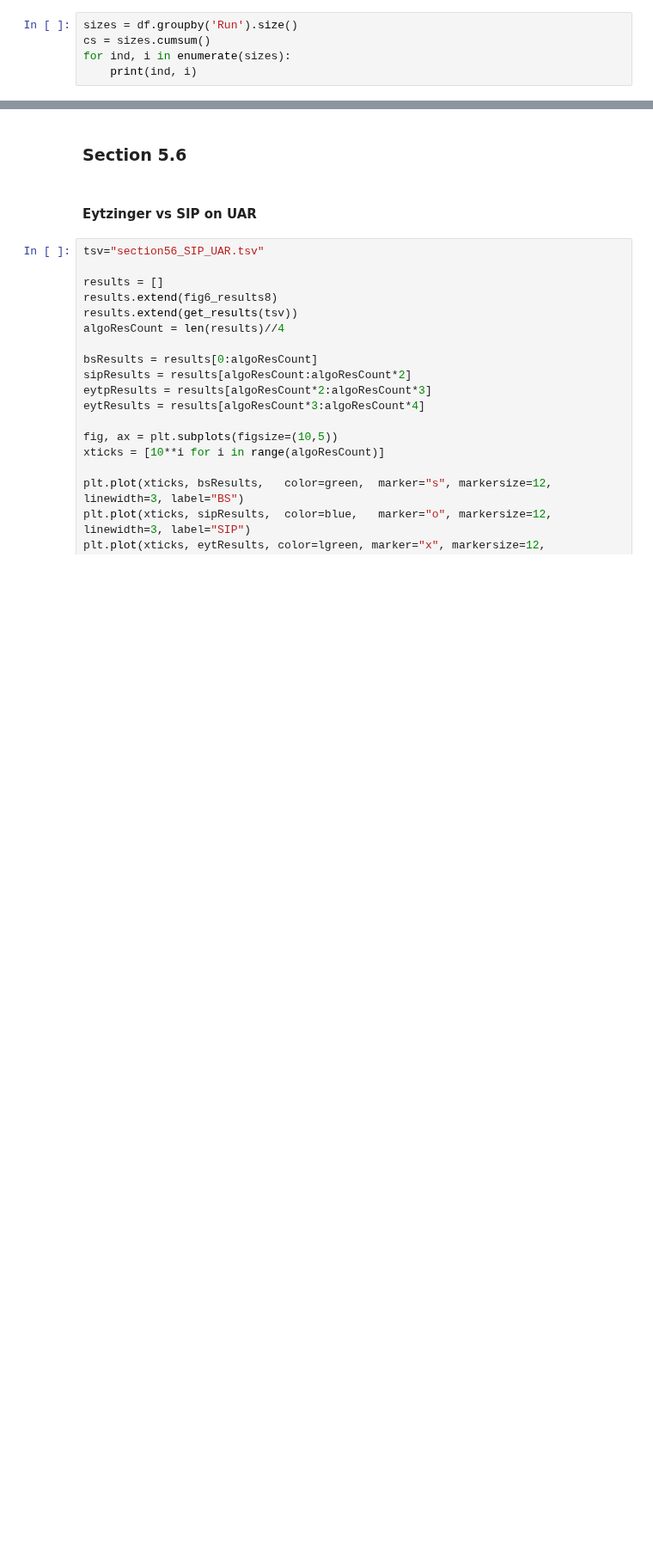
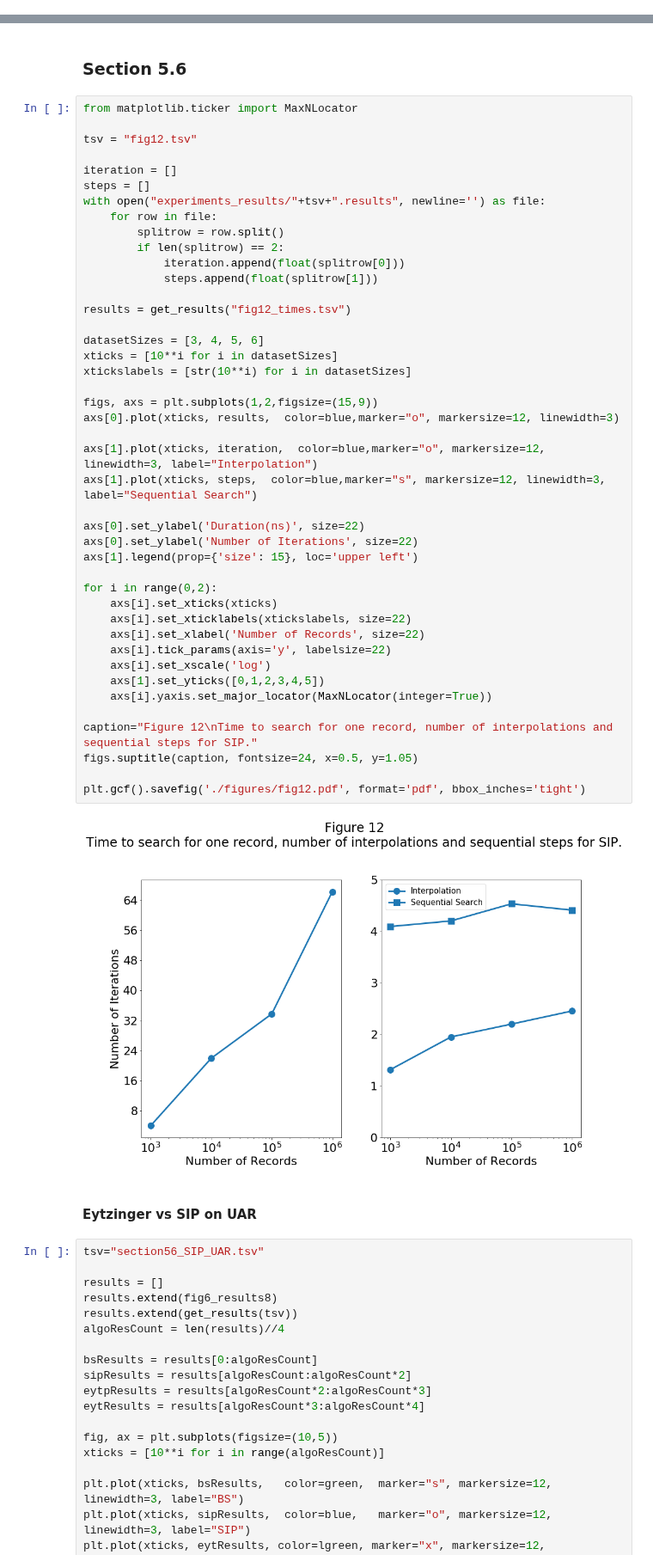
Before and after one commit to UWHustle/Efficiently-Searching-In-Memory-Sorted-Arrays, a Jupyter notebook: reproduce_experiments/CreateFigures.ipynb, the cells around one changed output, grey strips where cells are left out. Shown at 86% size. Drawn from its saved outputs; the diff is of its cells as text; blank space fills up the shorter version.

```diff
--- a/reproduce_experiments/CreateFigures.ipynb
+++ b/reproduce_experiments/CreateFigures.ipynb
@@ -30,5 +0,0 @@ df
-# %%
-sizes = df.groupby('Run').size()
-cs = sizes.cumsum()
-for ind, i in enumerate(sizes):
-    print(ind, i)
@@ -637,5 +603,50 @@ plt.gcf().savefig('./figures/fig11.pdf', format='pdf', bbox_inches='tight')
 # %% [markdown]
 ### Section 5.6
+# %%
+from matplotlib.ticker import MaxNLocator
+
+tsv = "fig12.tsv"
+
+iteration = []
+steps = []
+with open("experiments_results/"+tsv+".results", newline='') as file:
+    for row in file:
+        splitrow = row.split()
+        if len(splitrow) == 2:
+            iteration.append(float(splitrow[0]))
+            steps.append(float(splitrow[1]))
+
+results = get_results("fig12_times.tsv")
+
+datasetSizes = [3, 4, 5, 6]
+xticks = [10**i for i in datasetSizes]
+xtickslabels = [str(10**i) for i in datasetSizes]
+
+figs, axs = plt.subplots(1,2,figsize=(15,9))
+axs[0].plot(xticks, results,  color=blue,marker="o", markersize=12, linewidth=3)
+
+axs[1].plot(xticks, iteration,  color=blue,marker="o", markersize=12, linewidth=3, label="Interpolation")
+axs[1].plot(xticks, steps,  color=blue,marker="s", markersize=12, linewidth=3, label="Sequential Search")
+
+axs[0].set_ylabel('Duration(ns)', size=22)
+axs[0].set_ylabel('Number of Iterations', size=22)
+axs[1].legend(prop={'size': 15}, loc='upper left')
+
+for i in range(0,2):
+    axs[i].set_xticks(xticks)
+    axs[i].set_xticklabels(xtickslabels, size=22)
+    axs[i].set_xlabel('Number of Records', size=22)
+    axs[i].tick_params(axis='y', labelsize=22)
+    axs[i].set_xscale('log')
+    axs[1].set_yticks([0,1,2,3,4,5])
+    axs[i].yaxis.set_major_locator(MaxNLocator(integer=True))
+
+caption="Figure 12\nTime to search for one record, number of interpolations and sequential steps for SIP."
+figs.suptitle(caption, fontsize=24, x=0.5, y=1.05)
+
+plt.gcf().savefig('./figures/fig12.pdf', format='pdf', bbox_inches='tight')
+# %% [output]
+[figure, added]
 # %% [markdown]
 #### Eytzinger vs SIP on UAR
 # %%
```
Also changed, not shown: parts of 3 cells of this notebook, 3 other files.
